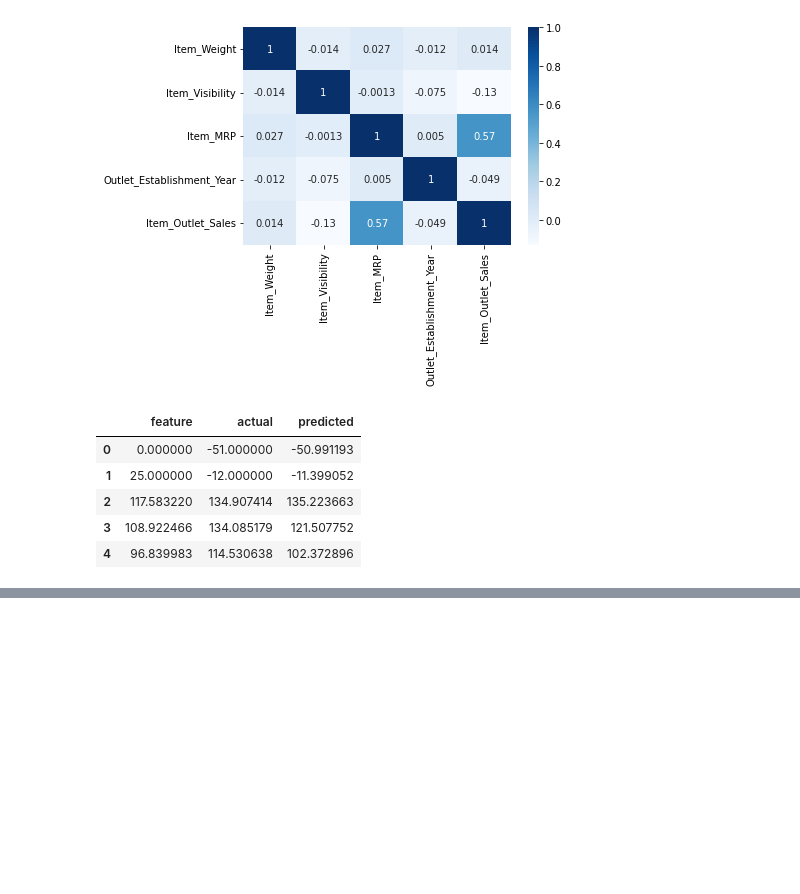
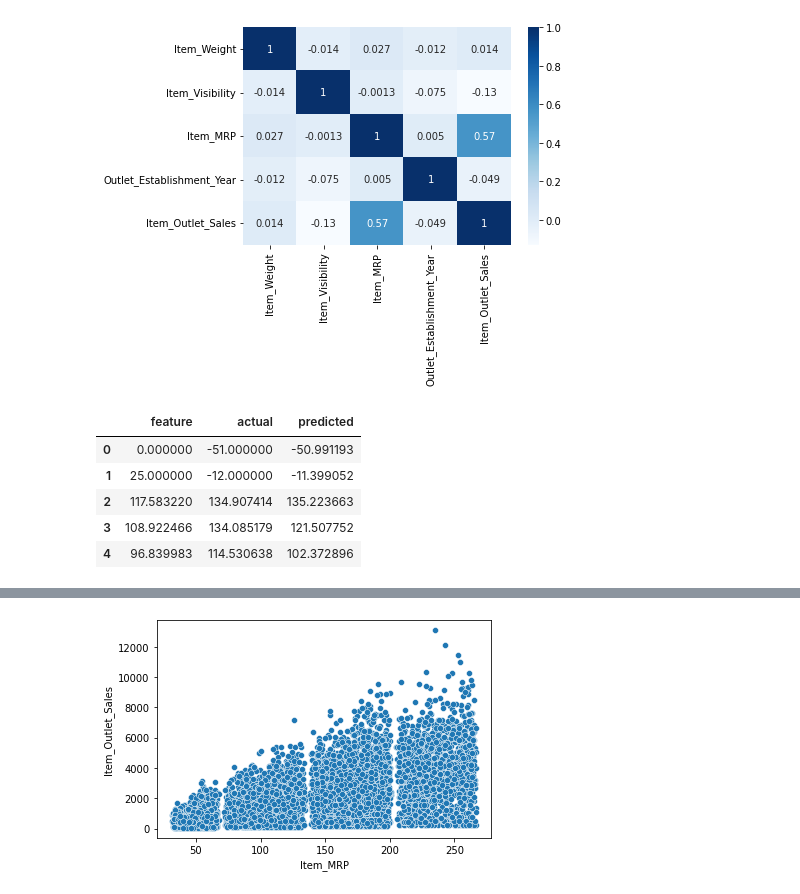
Before and after one commit to norgel/food-sales-predictions, a Jupyter notebook: food_sales_predictions.ipynb, the cells around one changed output, grey strips where cells are left out. Saved outputs shown, nothing was run; the diff lists cells and outputs as text; code cells hidden in the pictures; blank space fills up the shorter version.

```diff
--- a/food_sales_predictions.ipynb
+++ b/food_sales_predictions.ipynb
@@ -345,0 +335,3 @@ plt.legend()
+# %%
+df=pd.read_csv('/content/sales_predictions.csv')
+df.head()
@@ -345,0 +345,4 @@ plt.legend()
+# %%
+sns.scatterplot(data=df, x='Item_MRP', y='Item_Outlet_Sales');
+# %% [output]
+[figure, added]
```
Also changed, not shown: parts of 5 cells of this notebook.
